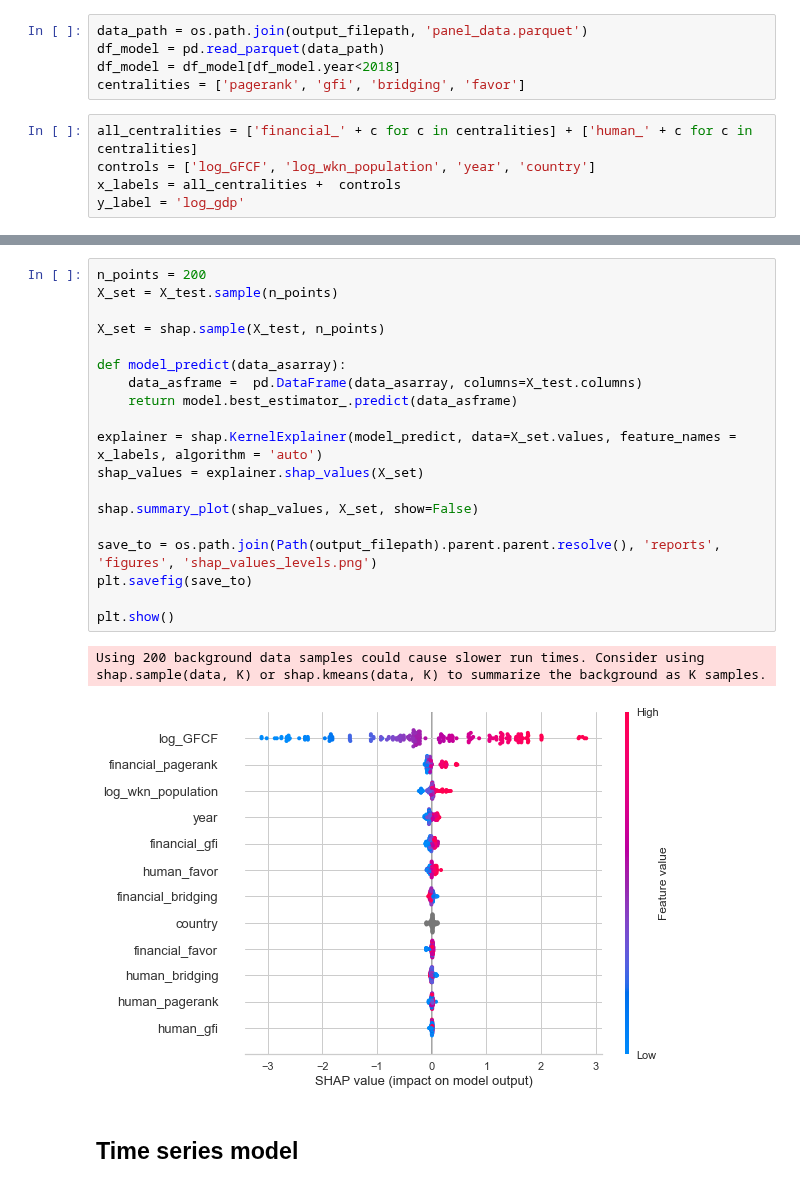
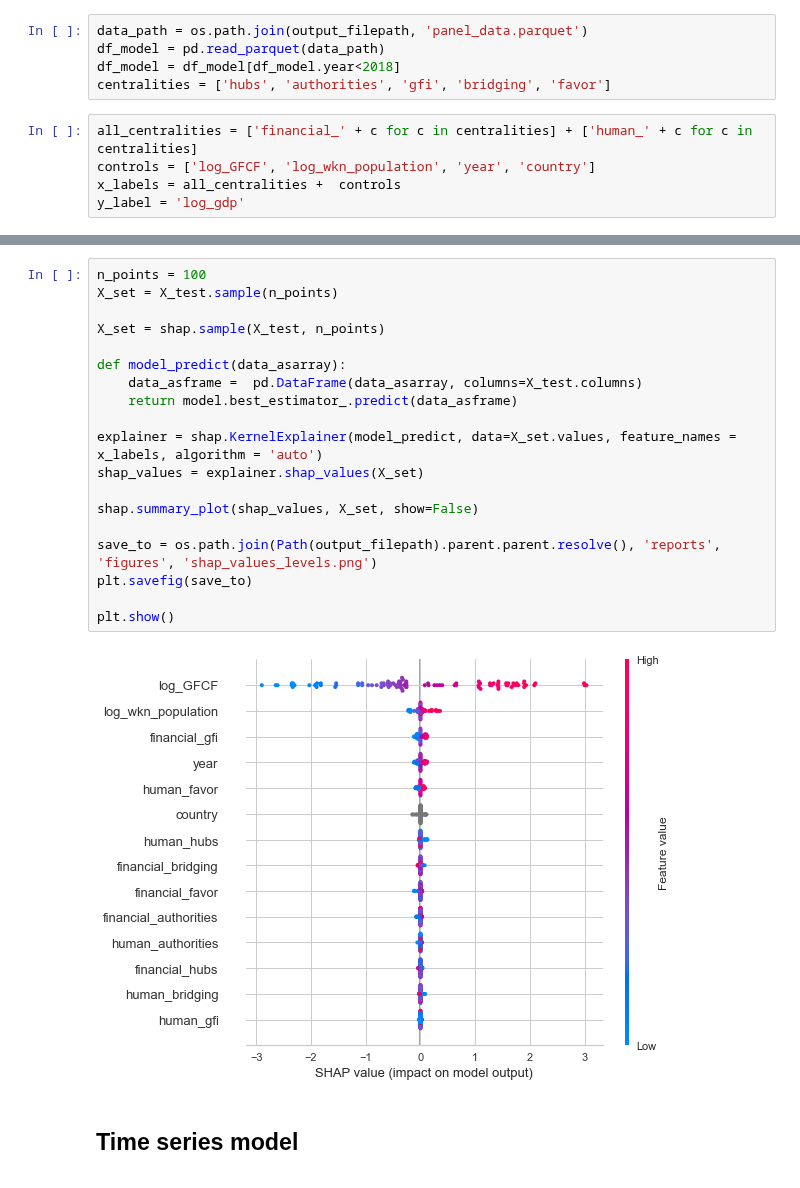
Before and after one commit to jaimeoliver1/social_capital_in_trade_networks, a Jupyter notebook: notebooks/01_02_non_linear_regression_models.ipynb, the cells around one changed output, grey strips where cells are left out. Drawn from its saved outputs; the diff is of its cells as text.

```diff
--- a/notebooks/01_02_non_linear_regression_models.ipynb
+++ b/notebooks/01_02_non_linear_regression_models.ipynb
@@ -30,7 +30,7 @@ import shap
 data_path = os.path.join(output_filepath, 'panel_data.parquet')
 df_model = pd.read_parquet(data_path)
 df_model = df_model[df_model.year<2018]
-centralities = ['pagerank', 'gfi', 'bridging', 'favor']
+centralities = ['hubs', 'authorities', 'gfi', 'bridging', 'favor']
 # %%
 all_centralities = ['financial_' + c for c in centralities] + ['human_' + c for c in centralities]
 controls = ['log_GFCF', 'log_wkn_population', 'year', 'country']
@@ -129,26 +129,25 @@ visualizer.show()
 <AxesSubplot:title={'center':'Prediction Error for GridSearchCV'}, xlabel='$y$', ylabel='$\\hat{y}$'>
 # %%
-n_points = 200
+n_points = 100
 X_set = X_test.sample(n_points)
 
 X_set = shap.sample(X_test, n_points)
 
 def model_predict(data_asarray):
     data_asframe =  pd.DataFrame(data_asarray, columns=X_test.columns)
     return model.best_estimator_.predict(data_asframe)
 
 explainer = shap.KernelExplainer(model_predict, data=X_set.values, feature_names = x_labels, algorithm = 'auto')
 shap_values = explainer.shap_values(X_set)
 
 shap.summary_plot(shap_values, X_set, show=False)
 
 save_to = os.path.join(Path(output_filepath).parent.parent.resolve(), 'reports', 'figures', 'shap_values_levels.png')
 plt.savefig(save_to)
 
 plt.show()
 # %% [output]
-Using 200 background data samples could cause slower run times. Consider using shap.sample(data, K) or shap.kmeans(data, K) to summarize the background as K samples.
-[figure, old version]
+[figure, new version]
 # %% [markdown]
 ## Time series model
 # %%
```
Also changed, not shown: parts of 11 cells of this notebook, 30 other files.
